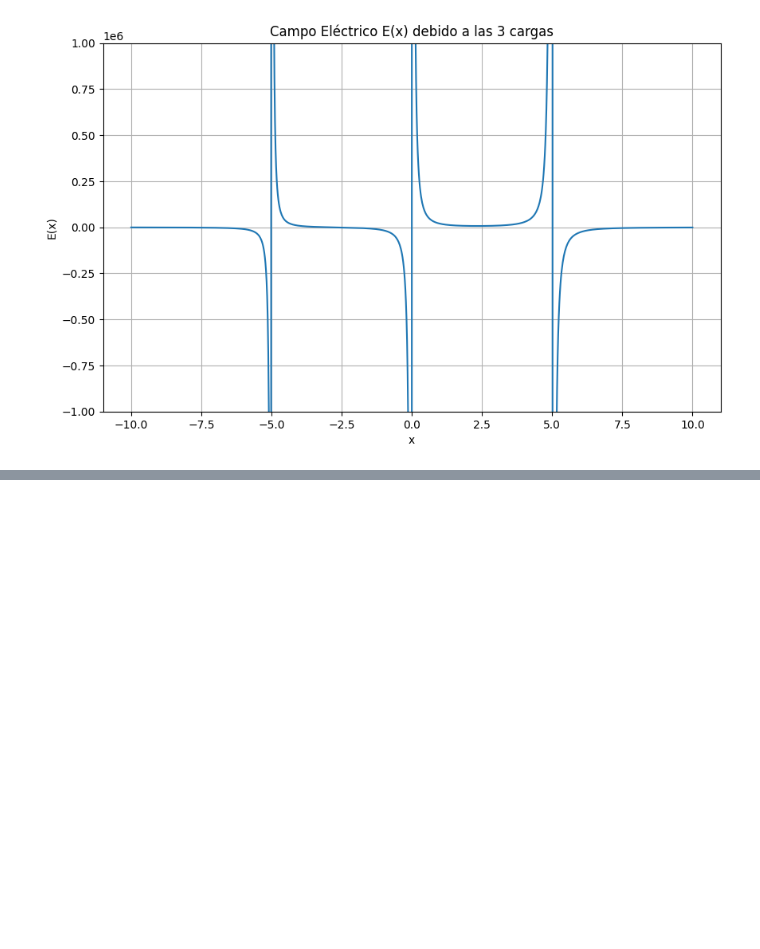
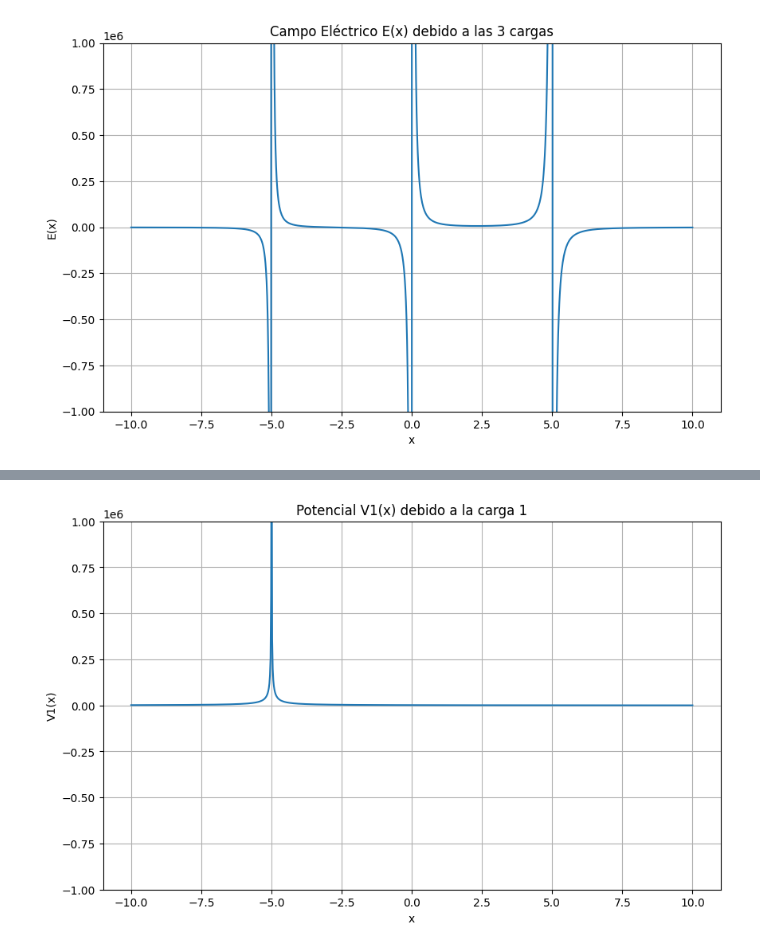
Before and after one commit to diegojuarez965/Fisica2Labo1, a Jupyter notebook: laboratorio1/lab1.ipynb, the cells around one changed output, grey strips where cells are left out. Saved outputs shown, nothing was run; the diff lists cells and outputs as text; code cells hidden in the pictures; blank space fills up the shorter version.

Commit message:
Potencial

```diff
--- a/laboratorio1/lab1.ipynb
+++ b/laboratorio1/lab1.ipynb
@@ -21,20 +21,41 @@ def electric_field(q, xq, yq, x, y):
     Ex *= k
     Ey *= k
     return Ex, Ey
+# %%
+def potential(q, xq, yq, x, y):
+    """ Calcula el potencial electrico en los puntos (x, y) debido a las cargas q en (xq, yq) """
+    V = np.zeros_like(x)
+
+    for qi, xqi, yqi in zip(q, xq, yq):
+        dx = x - xqi
+        dy = y - yqi
+        r = np.sqrt(dx**2 + dy**2)
+        V += qi / r
+
+    V *= k
+    return V
 # %%
 x = np.linspace(-10, 10, 1000)
 y = np.linspace(-10, 10, 1000)
 X, Y = np.meshgrid(x, y)
+x_axis_X, x_axis_Y = np.meshgrid(x, [.0])
+
 q = [1e-6, 2e-6, -3e-6]
 xq = [-5, 0, 5]
 yq = [0, 0, 0]
+
 Ex, Ey = electric_field(q, xq, yq, X, Y)
+V = potential(q, xq, yq, X, Y)
 
-x_axis_X, x_axis_Y = np.meshgrid(x, [.0])
 Ex1, _ = electric_field([q[0]], [xq[0]], [yq[0]], x_axis_X, x_axis_Y)
 Ex2, _ = electric_field([q[1]], [xq[1]], [yq[1]], x_axis_X, x_axis_Y)
 Ex3, _ = electric_field([q[2]], [xq[2]], [yq[2]], x_axis_X, x_axis_Y)
 x_axis_Ex = Ex1 + Ex2 + Ex3
+
+V1 = potential([q[0]], [xq[0]], [yq[0]], x_axis_X, x_axis_Y)
+V2 = potential([q[1]], [xq[1]], [yq[1]], x_axis_X, x_axis_Y)
+V3 = potential([q[2]], [xq[2]], [yq[2]], x_axis_X, x_axis_Y)
+x_axis_V = V1 + V2 + V3
 # %%
 plt.figure(figsize=(10, 6))
 plt.plot(x, Ex1[0, :])
@@ -90,0 +112,11 @@ plt.show()
+# %%
+plt.figure(figsize=(10, 6))
+plt.plot(x, V1[0, :])
+plt.ylim(-1e6, 1e6)
+plt.xlabel('x')
+plt.ylabel('V1(x)')
+plt.title('Potencial V1(x) debido a la carga 1')
+plt.grid()
+plt.show()
+# %% [output]
+[figure, added]
```
Also changed, not shown: parts of 5 cells of this notebook.
